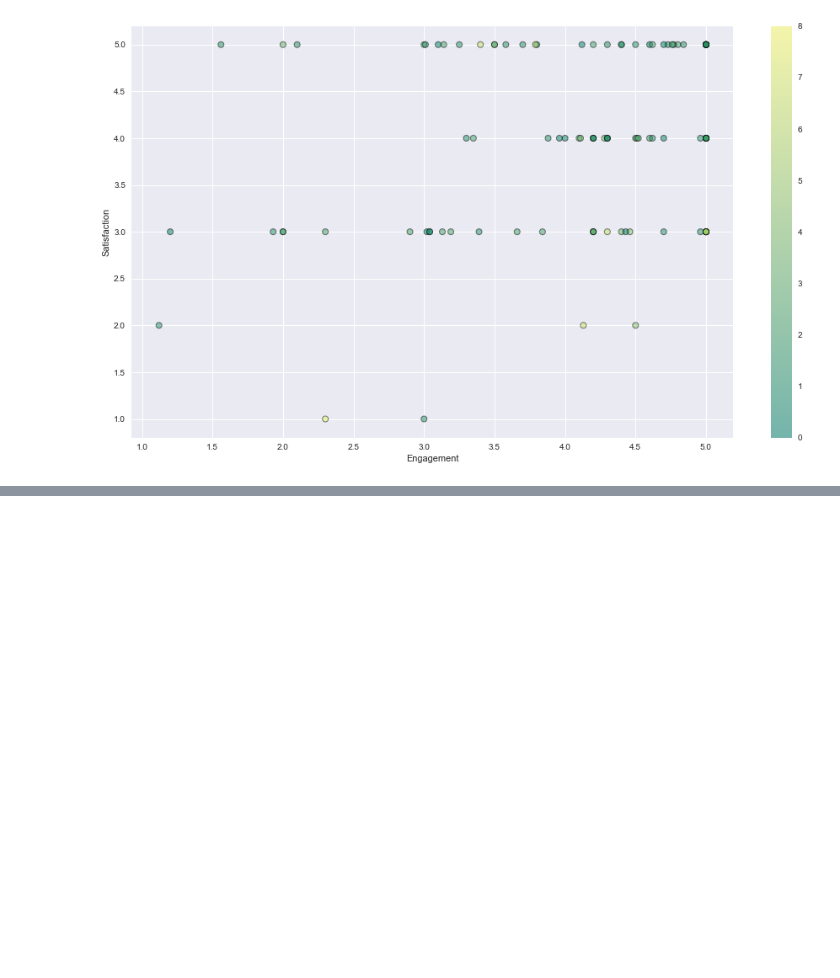
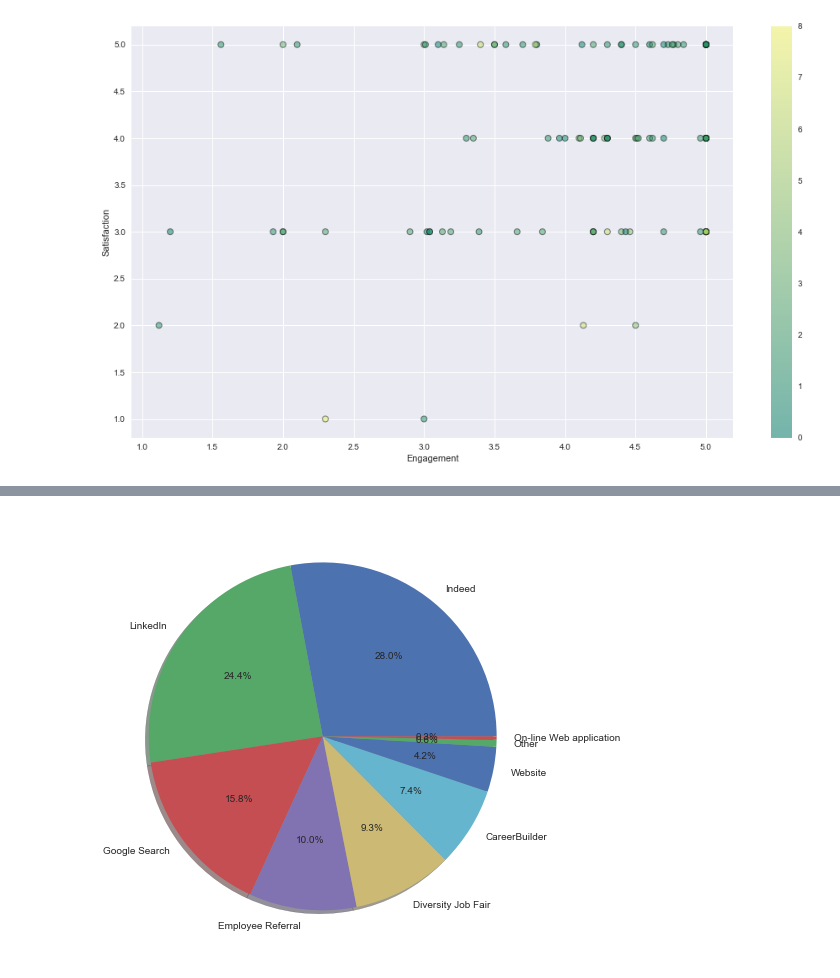
Before and after one commit to anmolk11/Data-visualization, a Jupyter notebook: Untitled.ipynb, the cells around one changed output, grey strips where cells are left out. Saved outputs shown, nothing was run; the diff lists cells and outputs as text; code cells hidden in the pictures; blank space fills up the shorter version.

```diff
--- a/Untitled.ipynb
+++ b/Untitled.ipynb
@@ -213,0 +238,6 @@ plt.show()
+# %%
+plt.figure(figsize = (16,8))
+plt.pie(freq,labels = ind,autopct = "%0.1f%%",shadow = True)
+plt.show()
+# %% [output]
+[figure, added]
```
Also changed, not shown: parts of 4 cells of this notebook.
